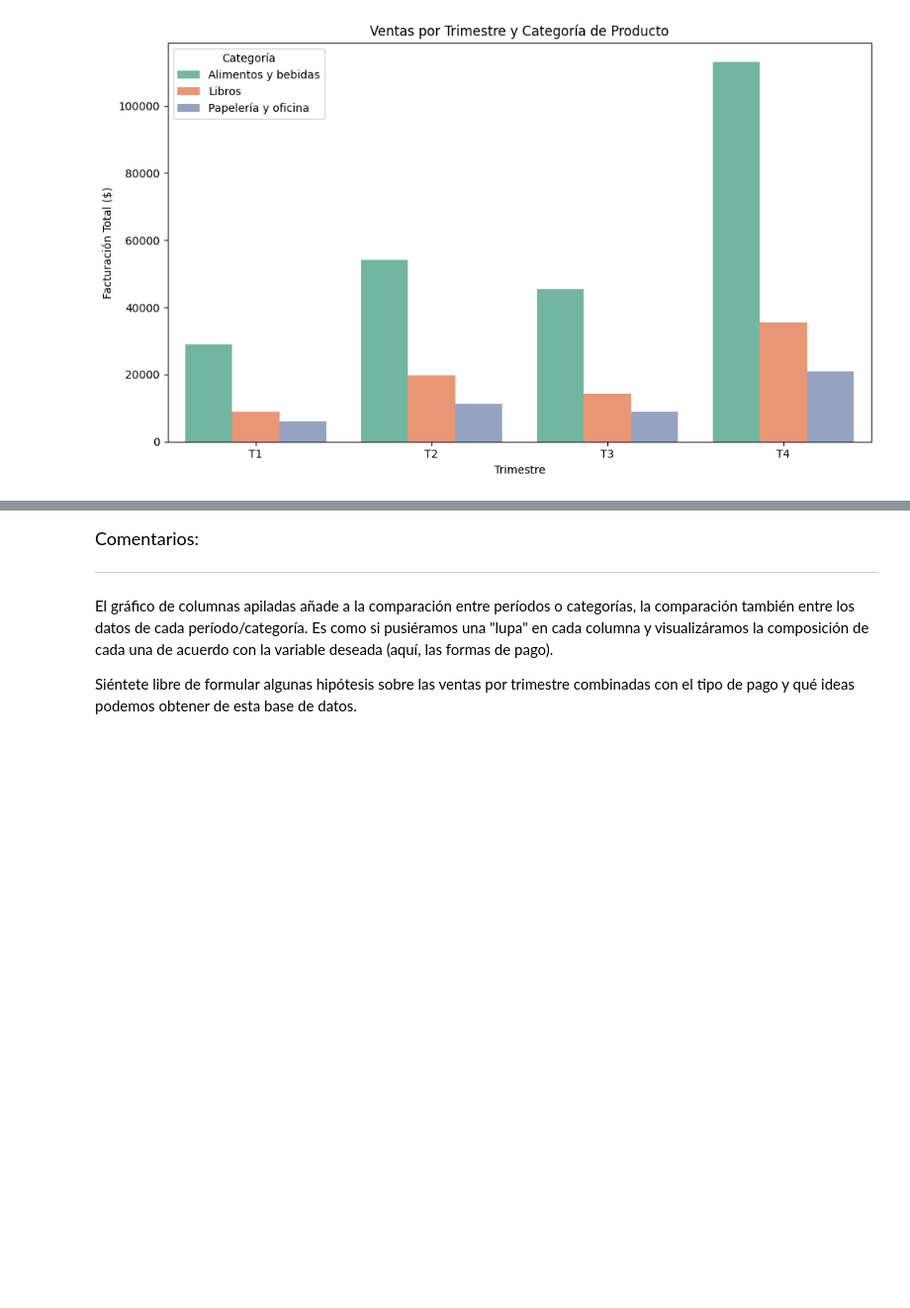
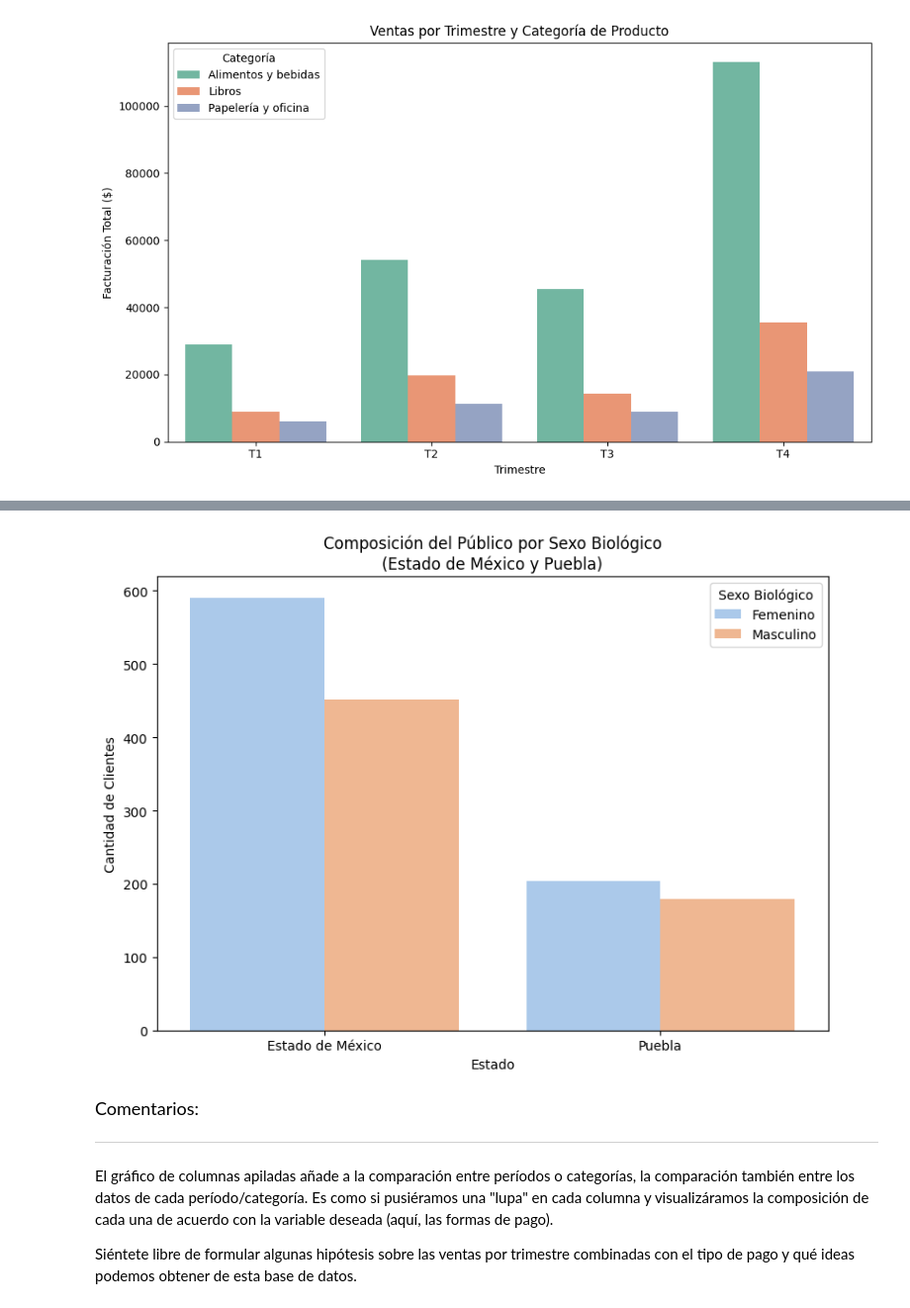
Before and after one commit to AndresCMontejo/IA_Aplicada_a_Ciencia_de_datos, a Jupyter notebook: IA_aplicada_a_ciencia_de_datos.ipynb, the cells around one changed output, grey strips where cells are left out. Shown at 99% size. Drawn from its saved outputs; the diff is of its cells as text; code cells hidden in the pictures; blank space fills up the shorter version.

```diff
--- a/IA_aplicada_a_ciencia_de_datos.ipynb
+++ b/IA_aplicada_a_ciencia_de_datos.ipynb
@@ -835,3 +880,35 @@ plt.show()
+# %%
+"""
+Visualización sobre la composición del público por sexo biológico
+PROMPT
+Tenemos un DataFrame llamado "df" y queremos construir un grafico que muestre un visual sobre la composición del público por sexo biológico en los estados de Estado de México y Puebla, por lo que necesita conocer el perfil de su público según el sexo biológico, agrupa los datos para la presentación.
+Las columnas son las siguientes:
+Columna
+sexo_biologico = sexo biológico
+estado = estados de México
+Utiliza las bibliotecas de visualización de datos de Python para crear esta visualización.
+"""
+
+# Filtrar los estados de interés
+estados_interes = ['Estado de México', 'Puebla']
+df_filtrado = df[df['estado'].isin(estados_interes)]
+
+# Agrupar por estado y sexo biológico
+composicion_sexo = df_filtrado.groupby(['estado', 'sexo_biologico']).size().reset_index(name='cantidad')
+
+# Crear gráfico de barras agrupadas
+plt.figure(figsize=(8, 6))
+sns.barplot(data=composicion_sexo, x='estado', y='cantidad', hue='sexo_biologico', palette='pastel')
+
+# Personalización del gráfico
+plt.title('Composición del Público por Sexo Biológico\n(Estado de México y Puebla)')
+plt.xlabel('Estado')
+plt.ylabel('Cantidad de Clientes')
+plt.legend(title='Sexo Biológico')
+plt.tight_layout()
+plt.show()
+# %% [output]
+[figure, added]
 # %% [markdown]
 <font color="7b71ff" size=4> Comentarios: </font>
 
```
Also changed, not shown: parts of 2 cells of this notebook.
